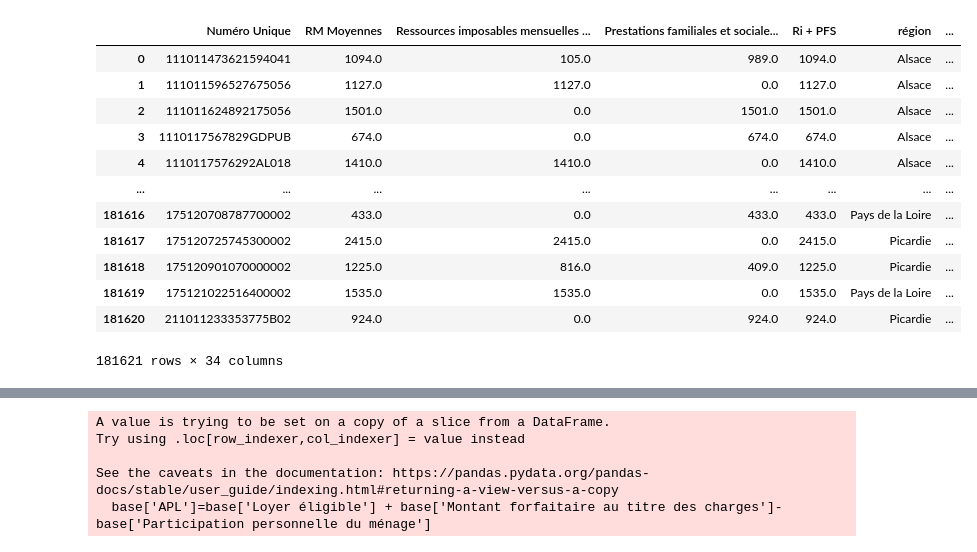
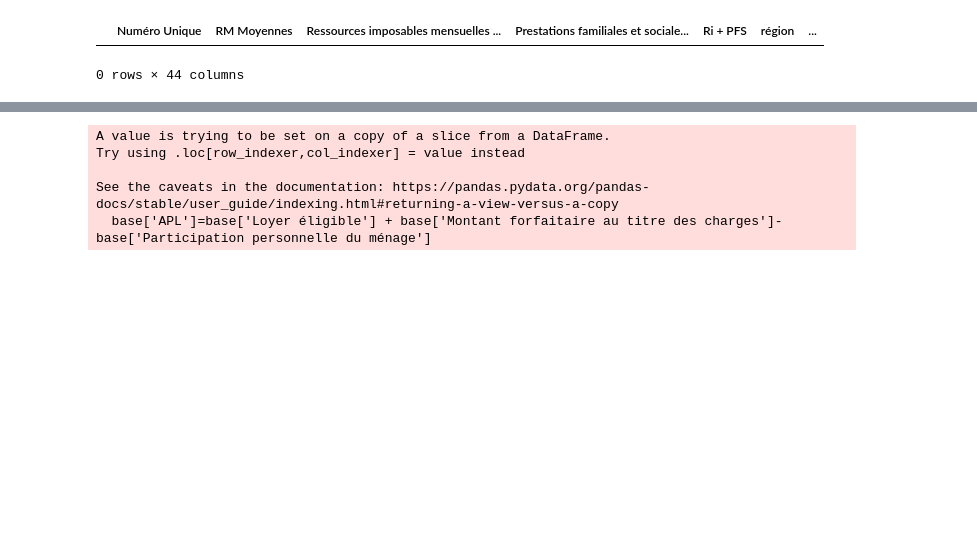
Before and after one commit to cmllbll/Social-Housing-in-France, a Jupyter notebook: Taux effort.ipynb, the cells around one changed output, grey strips where cells are left out. Drawn from its saved outputs; the diff is of its cells as text; code cells hidden in the pictures; blank space fills up the shorter version.

```diff
--- a/Taux effort.ipynb
+++ b/Taux effort.ipynb
@@ -4,7 +4,8 @@ import pandas
 import pandas as pd
 import matplotlib.pyplot as plt
 # %%
-df = pd.read_csv(r'C:\Users\arceb\PycharmProjects\pythonProject/Paris_final.csv', index_col = 0)
+df = pd.read_csv(r'C:\Users\arceb\PycharmProjects\pythonProject/MGP_final.csv', index_col = 0)
+#dfd = pd.read_csv(r'C:\Users\arceb\PycharmProjects\pythonProject/Paris_final.csv', index_col = 0)
 # %%
 df
 # %% [output]
@@ -41,20 +42,9 @@ a
 # %%
-b=df[df['Zonage I/II/III\nArrêté du 17 mars 1978 relatif au classement des communes par zones geographiques']=='01 bis']
+b=df[df['Zonage I/II/III\nArrêté du 17 mars 1978 relatif au classement des communes par zones geographiques']=='03']
 b
 # %% [output]
 |  | Numéro Unique | RM Moyennes | Ressources imposables mensuelles ... | Prestations familiales et sociale... | Ri + PFS | région | ... |
-| 0 | 111011473621594041 | 1094.0 | 105.0 | 989.0 | 1094.0 | Alsace | ... |
-| 1 | 111011596527675056 | 1127.0 | 1127.0 | 0.0 | 1127.0 | Alsace | ... |
-| 2 | 111011624892175056 | 1501.0 | 0.0 | 1501.0 | 1501.0 | Alsace | ... |
-| 3 | 1110117567829GDPUB | 674.0 | 0.0 | 674.0 | 674.0 | Alsace | ... |
-| 4 | 1110117576292AL018 | 1410.0 | 1410.0 | 0.0 | 1410.0 | Alsace | ... |
-| ... | ... | ... | ... | ... | ... | ... | ... |
-| 181616 | 175120708787700002 | 433.0 | 0.0 | 433.0 | 433.0 | Pays de la Loire | ... |
-| 181617 | 175120725745300002 | 2415.0 | 2415.0 | 0.0 | 2415.0 | Picardie | ... |
-| 181618 | 175120901070000002 | 1225.0 | 816.0 | 409.0 | 1225.0 | Picardie | ... |
-| 181619 | 175121022516400002 | 1535.0 | 1535.0 | 0.0 | 1535.0 | Pays de la Loire | ... |
-| 181620 | 211011233353775B02 | 924.0 | 0.0 | 924.0 | 924.0 | Picardie | ... |
-181621 rows × 34 columns
+0 rows × 44 columns
 # %%
 def plafond_loyer(compo_foyer):
 
```
Also changed, not shown: parts of 20 cells of this notebook, 2 other files.
